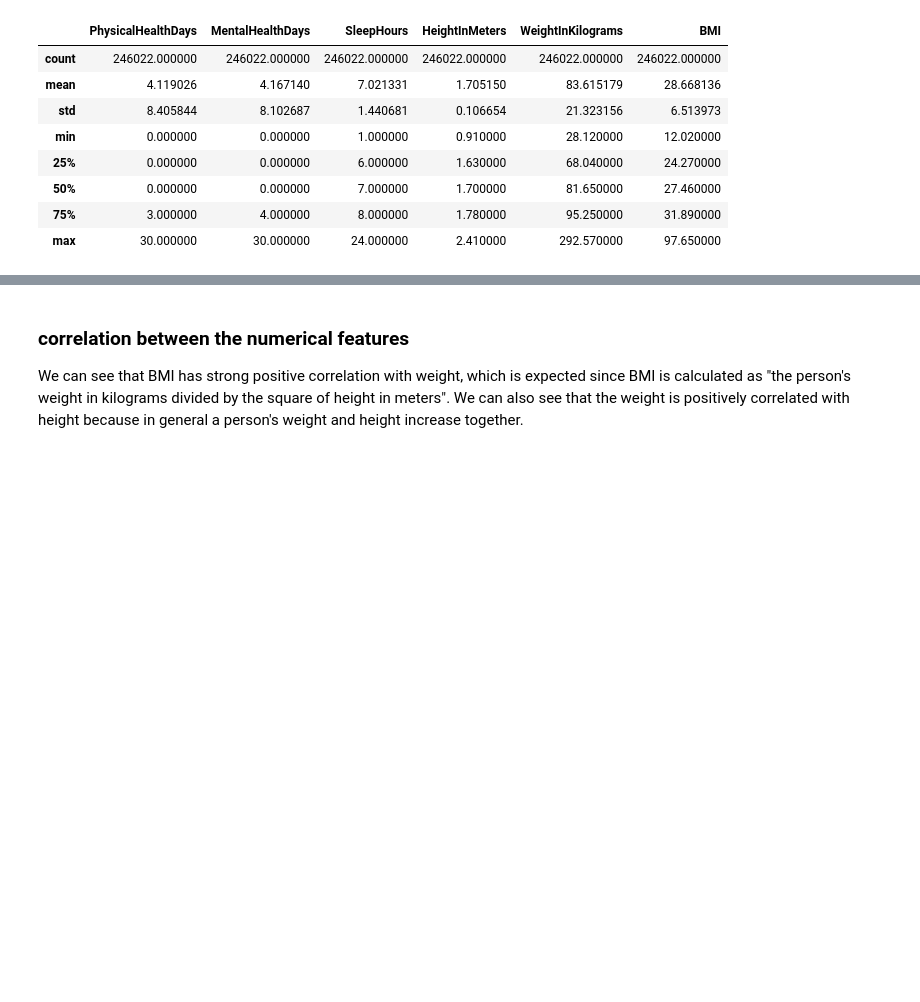
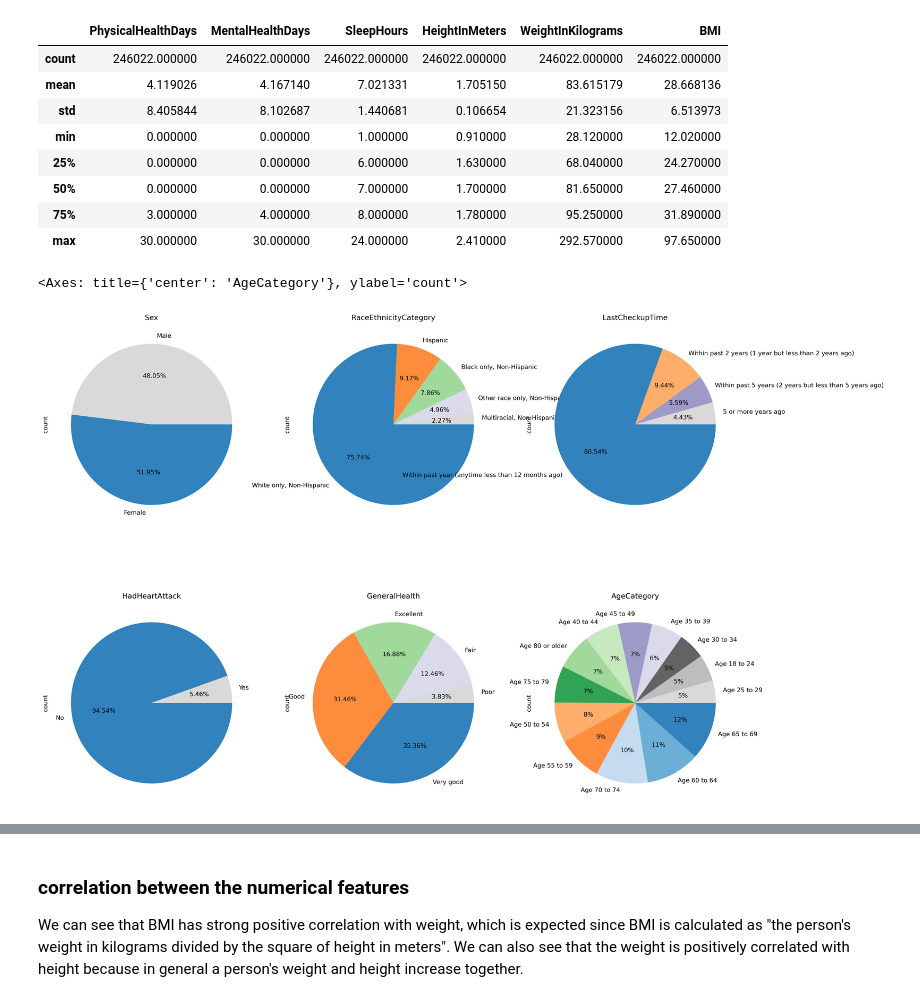
Before and after one commit to Slijeff/cs412-project, a Jupyter notebook: basic_analysis.ipynb, the cells around one changed output, grey strips where cells are left out. Cells and saved outputs as stored; diff of their text form; code cells hidden in the pictures; blank space fills up the shorter version.

Commit message:
more visualization

```diff
--- a/basic_analysis.ipynb
+++ b/basic_analysis.ipynb
@@ -60,5 +60,26 @@ df.describe()
 | 50% | 0.000000 | 0.000000 | 7.000000 | 1.700000 | 81.650000 | 27.460000 |
 | 75% | 3.000000 | 4.000000 | 8.000000 | 1.780000 | 95.250000 | 31.890000 |
 | max | 30.000000 | 30.000000 | 24.000000 | 2.410000 | 292.570000 | 97.650000 |
+# %%
+# Some of the ategorical feature distributions (mostly demographic and some important features)
+
+fig = plt.figure(figsize=(20,15), dpi=300)
+r, c = 2, 3
+cmap = plt.cm.tab20c
+ax = plt.subplot(r,c,1)
+df["Sex"].value_counts().plot.pie(cmap = cmap, title = "Sex", autopct = '%.2f%%', counterclock=False, ax=ax)
+ax = plt.subplot(r,c,2)
+df["RaceEthnicityCategory"].value_counts().plot.pie(cmap = cmap, title = "RaceEthnicityCategory", autopct = '%.2f%%', counterclock=False, ax=ax)
+ax = plt.subplot(r,c,3)
+df["LastCheckupTime"].value_counts().plot.pie(cmap = cmap, title = "LastCheckupTime", autopct = '%.2f%%', counterclock=False, ax=ax)
+ax = plt.subplot(r,c,4)
+df["HadHeartAttack"].value_counts().plot.pie(cmap = cmap, title = "HadHeartAttack", autopct = '%.2f%%', counterclock=False, ax=ax)
+ax = plt.subplot(r,c,5)
+df["GeneralHealth"].value_counts().plot.pie(cmap = cmap, title = "GeneralHealth", autopct = '%.2f%%', counterclock=False, ax=ax)
+ax = plt.subplot(r,c,6)
+df["AgeCategory"].value_counts().plot.pie(cmap = cmap, title = "AgeCategory", autopct = '%.0f%%', counterclock=False, ax=ax)
+# %% [output]
+<Axes: title={'center': 'AgeCategory'}, ylabel='count'>
+[figure, added]
 # %%
 df.isnull().sum()
```
Also changed, not shown: parts of 7 cells of this notebook.
